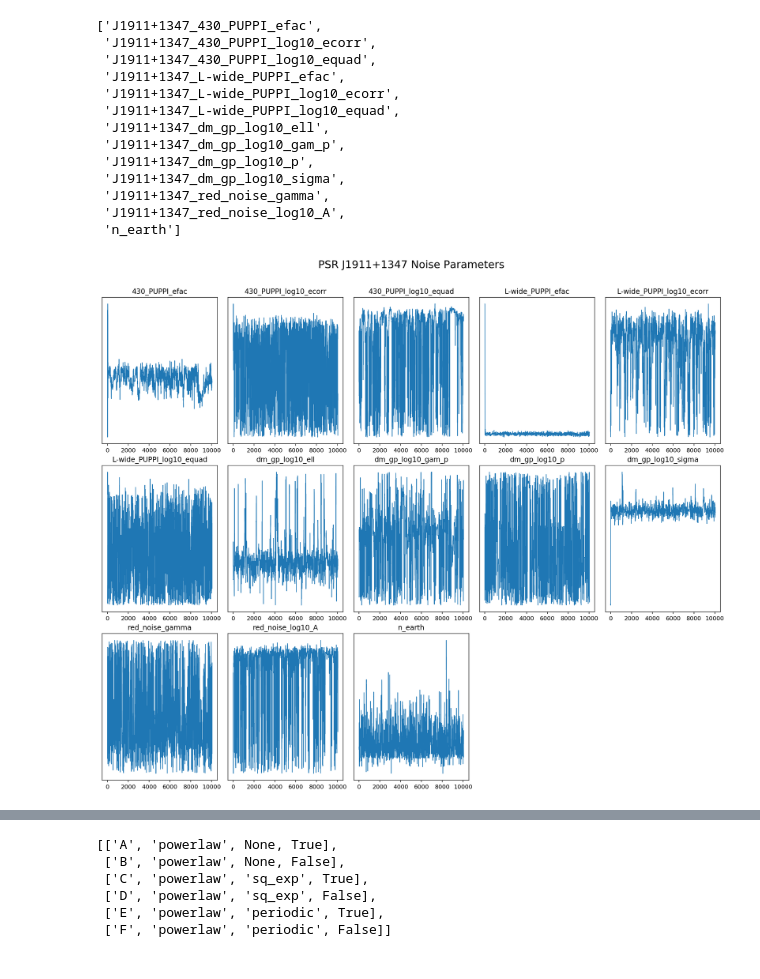
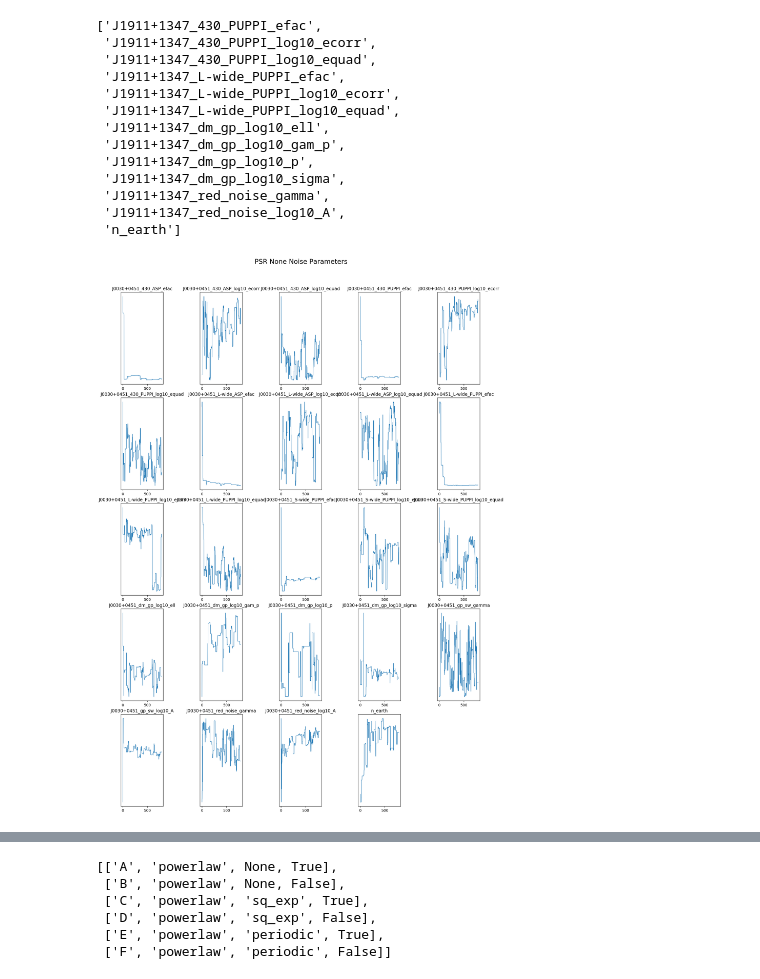
Before and after one commit to Hazboun6/noise_model_selection, a Jupyter notebook: chain_visualization.ipynb, the cells around one changed output, grey strips where cells are left out. Drawn from its saved outputs; the diff is of its cells as text; code cells hidden in the pictures.

Commit message:
Tweaking figures.

```diff
--- a/chain_visualization.ipynb
+++ b/chain_visualization.ipynb
@@ -18,7 +18,7 @@ import la_forge.diagnostics as dg
 import la_forge.core as co
 from la_forge.rednoise import plot_rednoise_spectrum, plot_free_spec
 # %%
-psrname = 'J1911+1347'
+psrname = 'J0030+0451'#'J1911+1347'
 chaindir = '/Users/hazboun/nanograv_detection/ent_ext_testing/{}/nondiag_dmgp/'.format(psrname)
 # %%
 cH=co.HyperModelCore(label='PSR {}, DM Model Selection',
@@ -47,6 +56,7 @@ A `core.HyperModelCore` object has a method to return __only__ the samples from
 When a given pulsar analysis gets stuck in one of the `nmodel` parameters
 # %%
 c3=cH.model_core(3)
+c4=cH.model_core(4)
 c5=cH.model_core(5)
 # %%
 c5.params
@@ -65,7 +75,7 @@ c5.params
  'J1911+1347_red_noise_log10_A',
  'n_earth']
 # %%
-dg.plot_chains(c5, hist=False, ncols=5, title_y=1.05)
+dg.plot_chains(c4, hist=False, ncols=5, title_y=1.05)
 # %% [output]
-[figure, old version]
+[figure, new version]
 # %%
```
Also changed, not shown: parts of 6 cells of this notebook, 1 other file.
